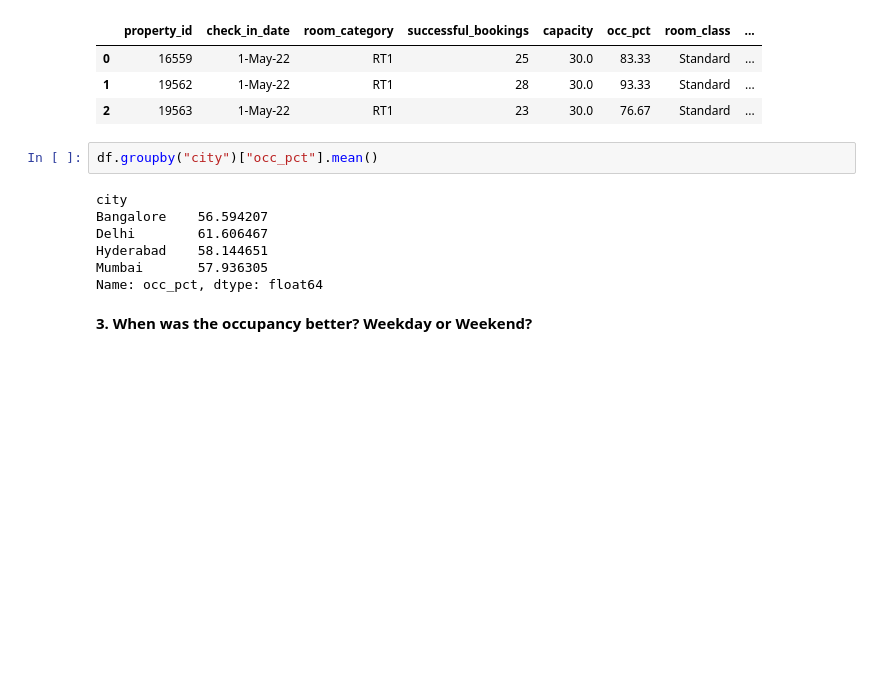
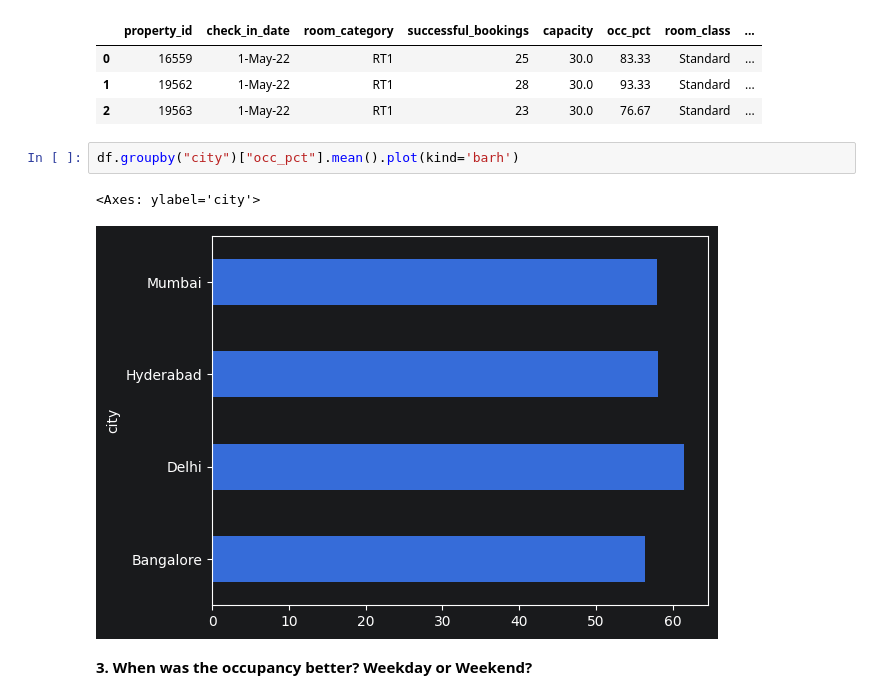
Before and after one commit to KARRTHIKKKK/project_hospitality_analysis, a Jupyter notebook: hotels_analysis.ipynb, the cells around one changed output. Cells and saved outputs as stored; diff of their text form; blank space fills up the shorter version.

```diff
--- a/hotels_analysis.ipynb
+++ b/hotels_analysis.ipynb
@@ -531,14 +531,10 @@ df.head(3)
 | 1 | 19562 | 1-May-22 | RT1 | 28 | 30.0 | 93.33 | Standard | ... |
 | 2 | 19563 | 1-May-22 | RT1 | 23 | 30.0 | 76.67 | Standard | ... |
 # %%
-df.groupby("city")["occ_pct"].mean()
+df.groupby("city")["occ_pct"].mean().plot(kind='barh')
 # %% [output]
-city
-Bangalore    56.594207
-Delhi        61.606467
-Hyderabad    58.144651
-Mumbai       57.936305
-Name: occ_pct, dtype: float64
+<Axes: ylabel='city'>
+[figure, added]
 # %% [markdown]
 **3. When was the occupancy better? Weekday or Weekend?**
 # %%
```
Also changed, not shown: parts of 24 cells of this notebook.
